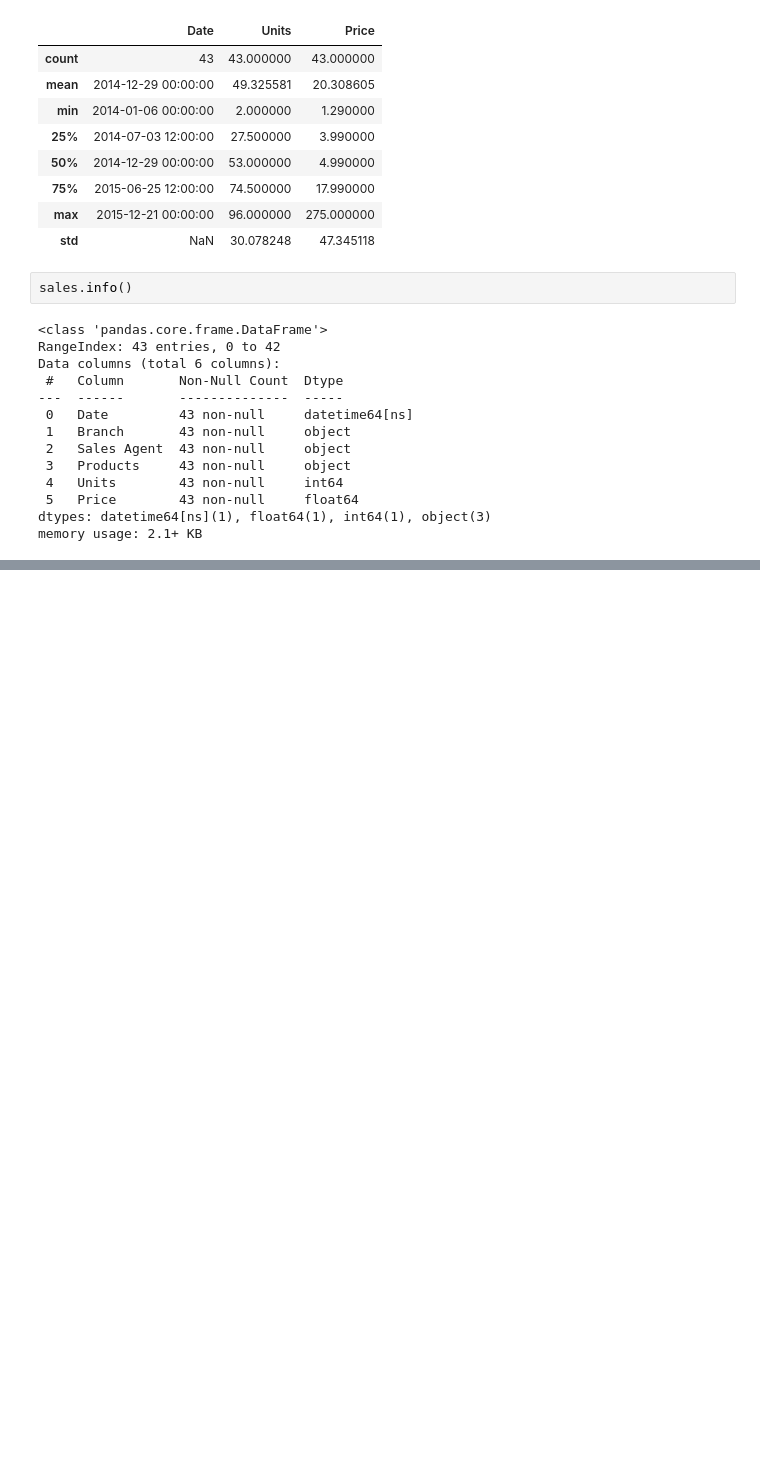
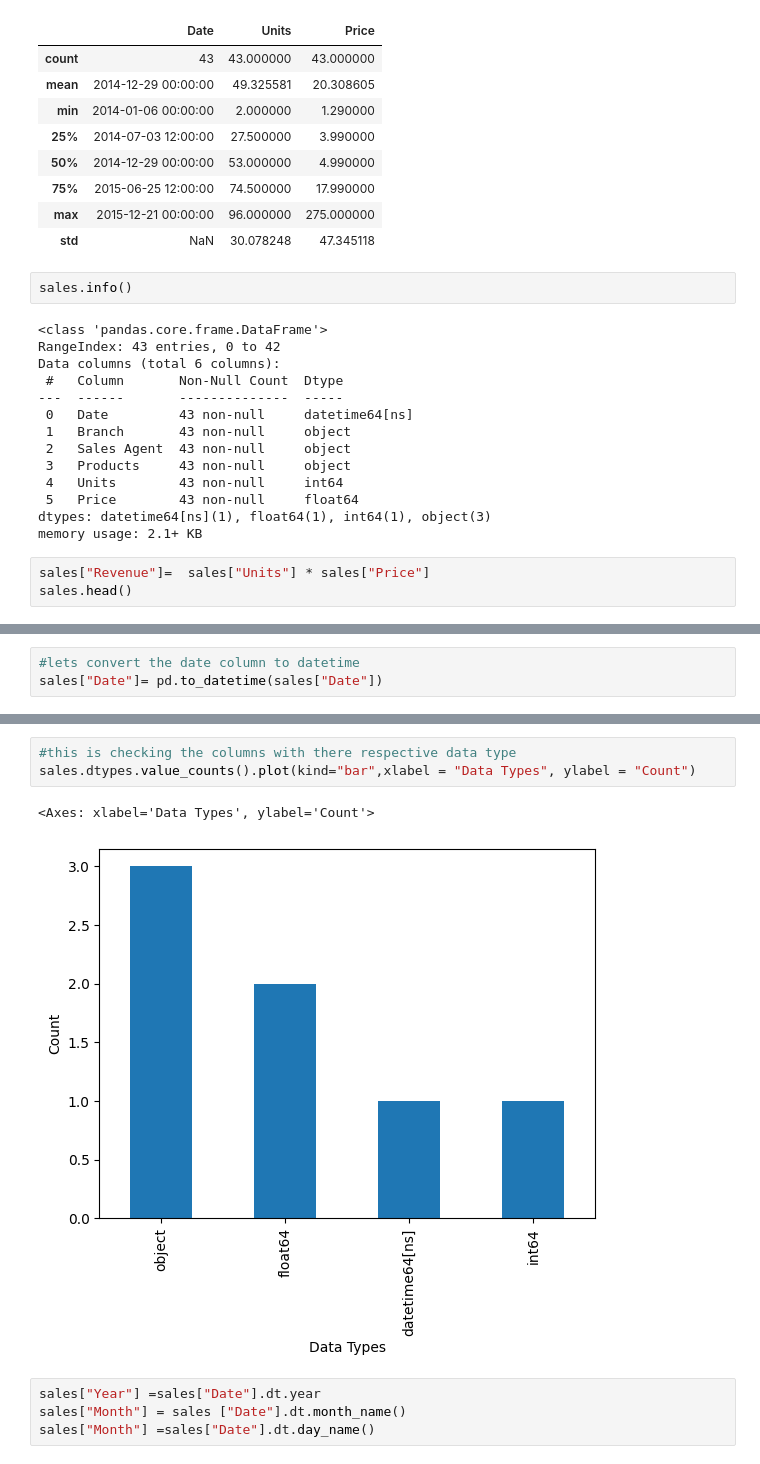
Before and after one commit to bissakaAI/DataAndData_analysis, a Jupyter notebook: Task_folder/pandas/Electronics_sales.ipynb, the cells around one changed output, grey strips where cells are left out. Saved outputs shown, nothing was run; the diff lists cells and outputs as text; blank space fills up the shorter version.

```diff
--- a/Task_folder/pandas/Electronics_sales.ipynb
+++ b/Task_folder/pandas/Electronics_sales.ipynb
@@ -34,4 +34,6 @@ Data columns (total 6 columns):
 dtypes: datetime64[ns](1), float64(1), int64(1), object(3)
 memory usage: 2.1+ KB
 # %%
+sales["Revenue"]=  sales["Units"] * sales["Price"]
+sales.head()
 # %% [output]
@@ -38,0 +151,3 @@ Index(['Date', 'Branch', 'Sales Agent', 'Products', 'Units', 'Price'], dtype='ob
+# %%
+#lets convert the date column to datetime
+sales["Date"]= pd.to_datetime(sales["Date"])
@@ -38,0 +165,10 @@ Index(['Date', 'Branch', 'Sales Agent', 'Products', 'Units', 'Price'], dtype='ob
+# %%
+#this is checking the columns with there respective data type
+sales.dtypes.value_counts().plot(kind="bar",xlabel = "Data Types", ylabel = "Count")
+# %% [output]
+<Axes: xlabel='Data Types', ylabel='Count'>
+[figure, added]
+# %%
+sales["Year"] =sales["Date"].dt.year
+sales["Month"] = sales ["Date"].dt.month_name()
+sales["Month"] =sales["Date"].dt.day_name()
```
Also changed, not shown: parts of 30 cells of this notebook, 1 other file.
